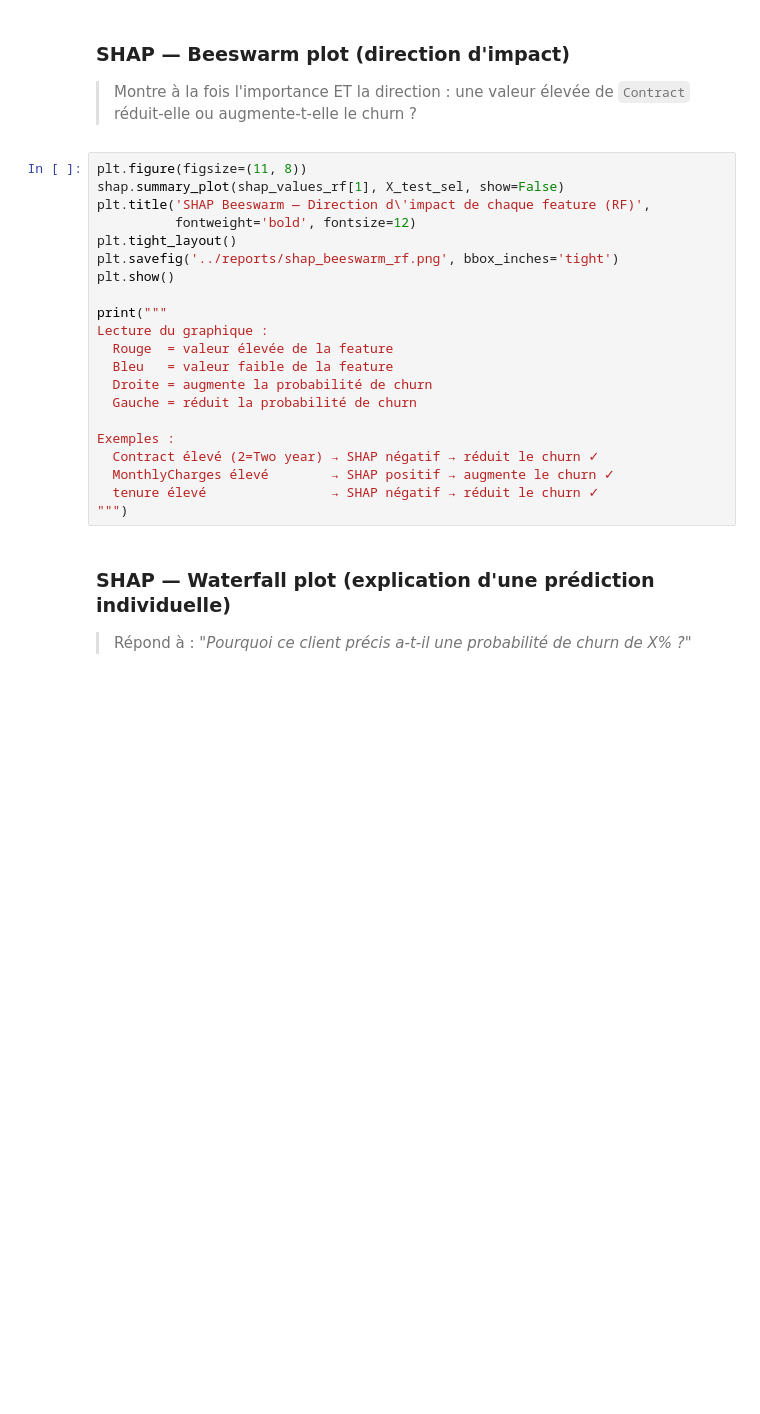
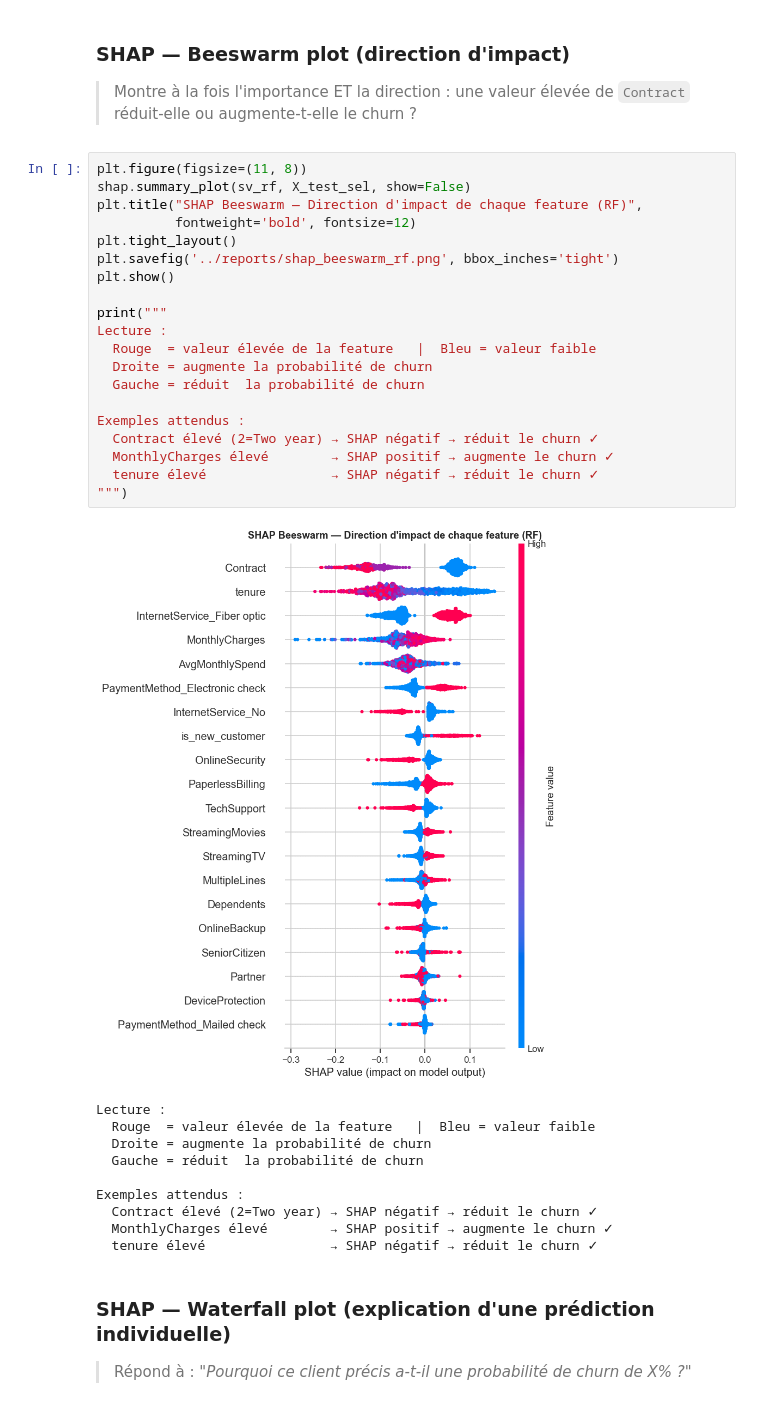
Before and after one commit to Moustapha22013/telco-churn-feature-engineering, a Jupyter notebook: notebooks/04_modeling_experiments.ipynb, the cells around one changed output. Cells and saved outputs as stored; diff of their text form; blank space fills up the shorter version.

```diff
--- a/notebooks/04_modeling_experiments.ipynb
+++ b/notebooks/04_modeling_experiments.ipynb
@@ -344,25 +352,35 @@ plt.show()
 > Montre à la fois l'importance ET la direction : une valeur élevée de `Contract` réduit-elle ou augmente-t-elle le churn ?
 # %%
 plt.figure(figsize=(11, 8))
-shap.summary_plot(shap_values_rf[1], X_test_sel, show=False)
-plt.title('SHAP Beeswarm — Direction d\'impact de chaque feature (RF)',
+shap.summary_plot(sv_rf, X_test_sel, show=False)
+plt.title("SHAP Beeswarm — Direction d'impact de chaque feature (RF)",
           fontweight='bold', fontsize=12)
 plt.tight_layout()
 plt.savefig('../reports/shap_beeswarm_rf.png', bbox_inches='tight')
 plt.show()
 
 print("""
-Lecture du graphique :
-  Rouge  = valeur élevée de la feature
-  Bleu   = valeur faible de la feature
+Lecture :
+  Rouge  = valeur élevée de la feature   |  Bleu = valeur faible
   Droite = augmente la probabilité de churn
-  Gauche = réduit la probabilité de churn
+  Gauche = réduit  la probabilité de churn
 
-Exemples :
+Exemples attendus :
   Contract élevé (2=Two year) → SHAP négatif → réduit le churn ✓
   MonthlyCharges élevé        → SHAP positif → augmente le churn ✓
   tenure élevé                → SHAP négatif → réduit le churn ✓
 """)
+# %% [output]
+[figure, added]
+Lecture :
+  Rouge  = valeur élevée de la feature   |  Bleu = valeur faible
+  Droite = augmente la probabilité de churn
+  Gauche = réduit  la probabilité de churn
+
+Exemples attendus :
+  Contract élevé (2=Two year) → SHAP négatif → réduit le churn ✓
+  MonthlyCharges élevé        → SHAP positif → augmente le churn ✓
+  tenure élevé                → SHAP négatif → réduit le churn ✓
 # %% [markdown]
 ### SHAP — Waterfall plot (explication d'une prédiction individuelle)
 > Répond à : *"Pourquoi ce client précis a-t-il une probabilité de churn de X% ?"*
```
Also changed, not shown: parts of 11 cells of this notebook, 4 other files.
